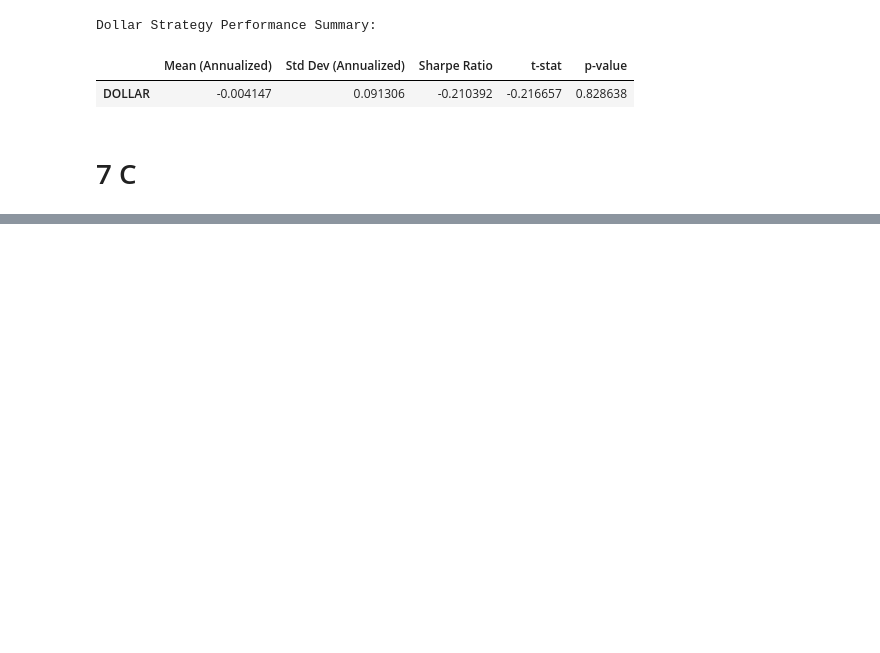
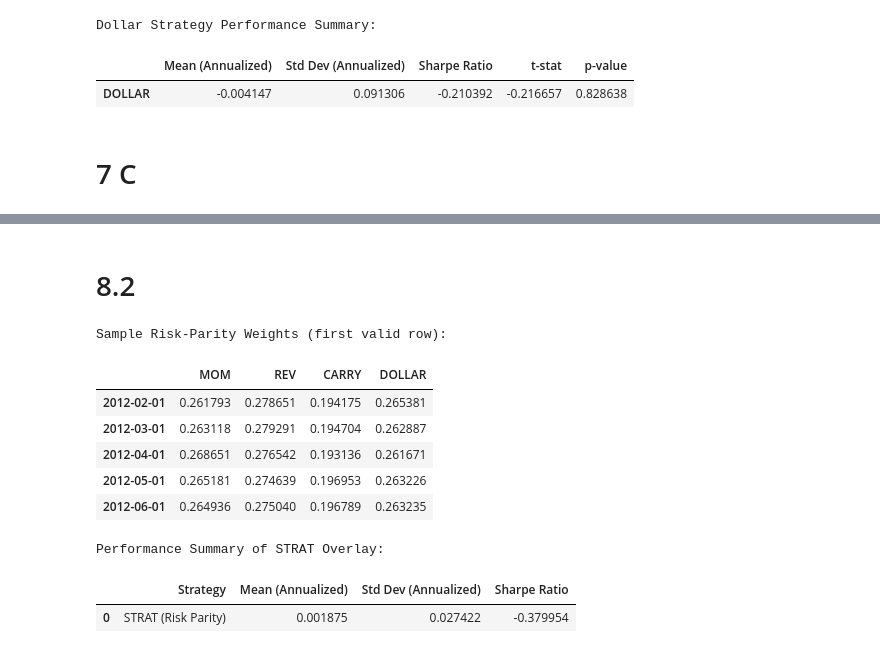
Before and after one commit to mulemule02/investments_project, a Jupyter notebook: investments.ipynb, the cells around one changed output, grey strips where cells are left out. Saved outputs shown, nothing was run; the diff lists cells and outputs as text; code cells hidden in the pictures; blank space fills up the shorter version.

```diff
--- a/investments.ipynb
+++ b/investments.ipynb
@@ -1436,0 +1500,52 @@ Recommendation: DOLLAR provides diversification benefits for DIV investors
+# %% [markdown]
+# 8.2
+# %%
+# Combine into DataFrame
+strategies = pd.concat([mom_returns, rev_returns, carry_series, dollar_returns], axis=1)
+strategies.columns = ['MOM', 'REV', 'CARRY', 'DOLLAR']
+
+# Drop rows with any NaNs
+strategies = strategies.dropna()
+
+# Compute rolling 60-month standard deviation
+rolling_std = strategies.rolling(window=60).std()
+
+# Compute risk-parity weights: inverse volatility normalized
+inverse_vol = 1 / rolling_std
+risk_parity_weights = inverse_vol.div(inverse_vol.sum(axis=1), axis=0)
+
+# Compute STRAT returns as weighted sum
+R_STRAT = (strategies * risk_parity_weights).sum(axis=1)
+R_STRAT.name = 'STRAT'
+
+# Optional: check weights
+print("\nSample Risk-Parity Weights (first valid row):")
+display(risk_parity_weights.dropna().head(5))
+
+# Optional: performance summary of STRAT
+rf_strat = df_with_us.groupby("date")['rf'].first().reindex(R_STRAT.index)
+
+mean_strat = R_STRAT.mean() * 12
+std_strat = R_STRAT.std() * np.sqrt(12)
+sharpe_strat = (mean_strat - rf_strat.mean() * 12) / std_strat
+
+summary_strat = pd.DataFrame({
+    'Strategy': ['STRAT (Risk Parity)'],
+    'Mean (Annualized)': [mean_strat],
+    'Std Dev (Annualized)': [std_strat],
+    'Sharpe Ratio': [sharpe_strat]
+})
+
+print("\nPerformance Summary of STRAT Overlay:")
+display(summary_strat)
+# %% [output]
+Sample Risk-Parity Weights (first valid row):
+|  | MOM | REV | CARRY | DOLLAR |
+| 2012-02-01 | 0.261793 | 0.278651 | 0.194175 | 0.265381 |
+| 2012-03-01 | 0.263118 | 0.279291 | 0.194704 | 0.262887 |
+| 2012-04-01 | 0.268651 | 0.276542 | 0.193136 | 0.261671 |
+| 2012-05-01 | 0.265181 | 0.274639 | 0.196953 | 0.263226 |
+| 2012-06-01 | 0.264936 | 0.275040 | 0.196789 | 0.263235 |
+Performance Summary of STRAT Overlay:
+|  | Strategy | Mean (Annualized) | Std Dev (Annualized) | Sharpe Ratio |
+| 0 | STRAT (Risk Parity) | 0.001875 | 0.027422 | -0.379954 |
```
Also changed, not shown: parts of 13 cells of this notebook.
